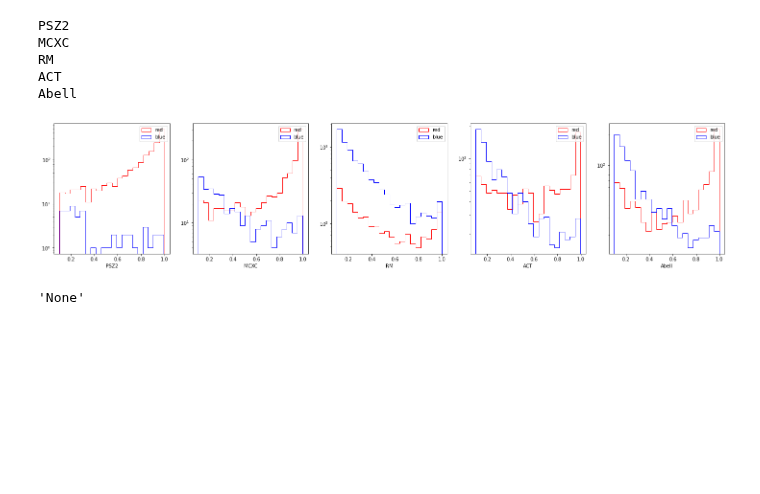
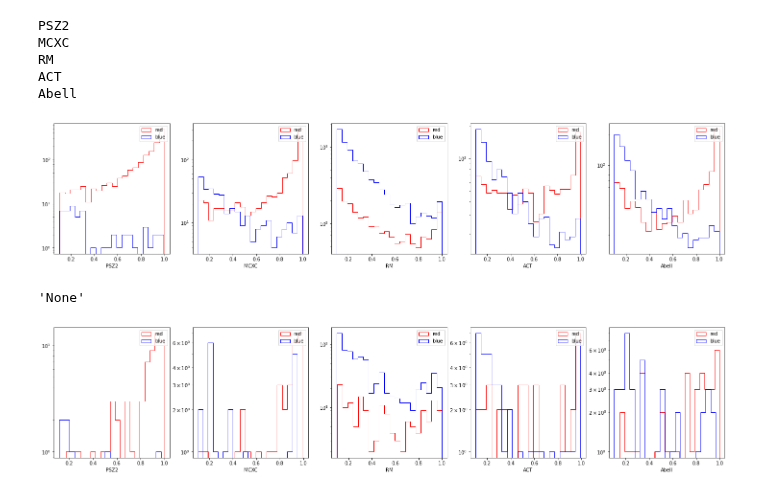
Before and after one commit to rt2122/data-segmentation-2, a Jupyter notebook: visualizations/count all in radius.ipynb, the cells around one changed output. Saved outputs shown, nothing was run; the diff lists cells and outputs as text; code cells hidden in the pictures; blank space fills up the shorter version.

```diff
--- a/visualizations/count all in radius.ipynb
+++ b/visualizations/count all in radius.ipynb
@@ -72,7 +72,7 @@ for i, tr_cat in enumerate(true_cats):
 # %% [output]
 [figure]
 # %%
-def match_one_by_one(ax, det_cat, true_cat, small_circle=400/3600, big_circle=1500/3600, name=None):
+def match_one_by_one(ax, det_cat, true_cat, small_circle=400/3600, big_circle=1500/3600, name=None, filename=''):
 
     def func(angle, det_cat, true_cat):
         colored = []
@@ -92,8 +92,8 @@ def match_one_by_one(ax, det_cat, true_cat, small_circle=400/3600, big_circle=15
             tr = SkyCoord(ra=np.array(true_cat['RA'])*u.degree, dec=np.array(true_cat['DEC'])*u.degree, frame='icrs')
         return colored, true_cat
 
-    filered = '/home/rt2122/Data/cur/redblue/{}_red.npy'.format(name)
-    fileblue = '/home/rt2122/Data/cur/redblue/{}_blue.npy'.format(name)
+    filered = '/home/rt2122/Data/cur/redblue/{}{}_red.npy'.format(name, filename)
+    fileblue = '/home/rt2122/Data/cur/redblue/{}{}_blue.npy'.format(name, filename)
 
     if os.path.isfile(filered):
         red = np.load(filered)
@@ -142,3 +142,43 @@ Abell
 '{}'.format(None)
 # %% [output]
 'None'
+# %%
+def match_one_by_one_constant_gt(ax, det_cat, true_cat, small_circle=400/3600, big_circle=1500/3600, name=None, filename=''):
+
+    def func(angle1, angle2, det_cat, true_cat):
+        colored = []
+        tr = SkyCoord(ra=np.array(true_cat['RA'])*u.degree, dec=np.array(true_cat['DEC'])*u.degree, frame='icrs')
+
+        for i in tqdm(range(len(det_cat))):
+            det = SkyCoord(ra=det_cat.loc[i, 'RA']*u.degree, dec=det_cat.loc[i, 'DEC']*u.degree, frame='icrs')
+            sep = tr.separation(det).degree
+
+            count = np.count_nonzero(np.logical_and(angle1 < sep, sep <= angle2))
+            colored.extend(count * [det_cat.loc[i, 'max_pred']])
+
+        return colored
+
+    filered = '/home/rt2122/Data/cur/redblue/const_gt/{}{}_red.npy'.format(name, filename)
+    fileblue = '/home/rt2122/Data/cur/redblue/const_gt/{}{}_blue.npy'.format(name, filename)
+
+    if os.path.isfile(filered):
+        red = np.load(filered)
+        blue = np.load(fileblue)
+    else:
+        red = func(0, small_circle, det_cat, true_cat)
+        blue = func(small_circle, big_circle, det_cat, true_cat)
+
+        if not (name is None):
+            np.save(filered, np.array(red))
+            np.save(fileblue, np.array(blue))
+
+    make_histogram(ax, red, blue, 20, 'red', 'blue')
+# %%
+_, ax = plt.subplots(1, len(true_cats), figsize=(len(true_cats) * 5, 5))
+for i, tr_cat in enumerate(true_cats):
+    name=os.path.splitext(os.path.basename(tr_cat))[0]
+    match_one_by_one_constant_gt(ax[i], cut_cat(pd.read_csv(det_cat), big_pix = 38),
+                     cut_cat(pd.read_csv(tr_cat), big_pix = 38), name=name, filename='38')
+    ax[i].set_xlabel(name)
+# %% [output]
+[figure, added]
```
Also changed, not shown: parts of 1 cell of this notebook.
